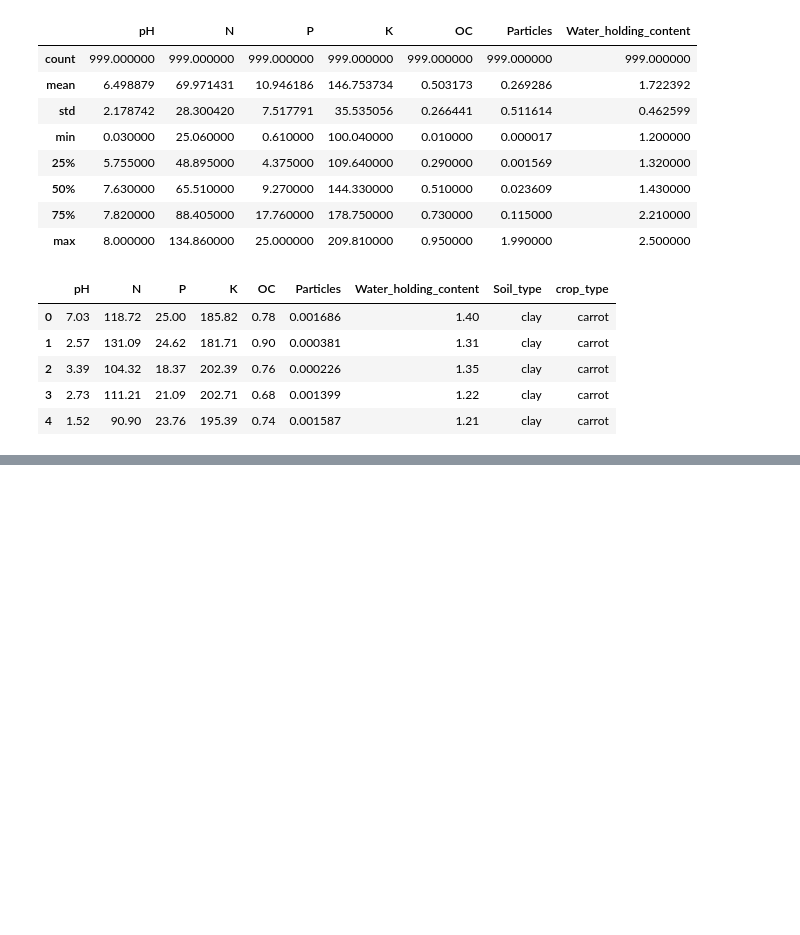
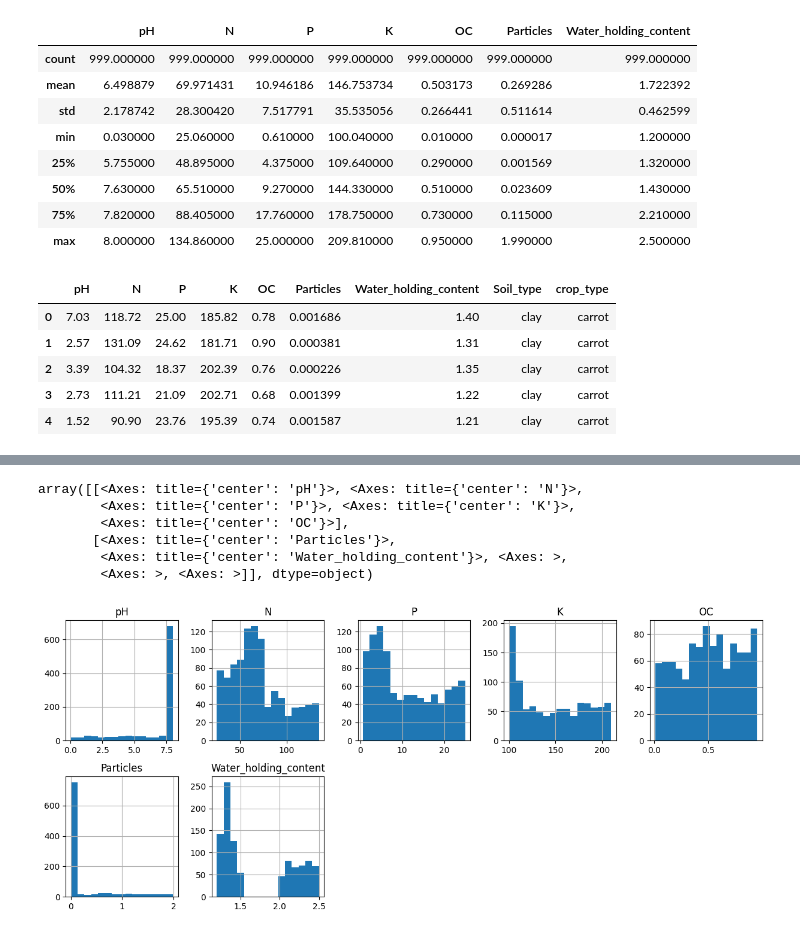
Before and after one commit to ezinneanne/Farmeye, a Jupyter notebook: mlreview.ipynb, the cells around one changed output, grey strips where cells are left out. Saved outputs shown, nothing was run; the diff lists cells and outputs as text; code cells hidden in the pictures; blank space fills up the shorter version.

```diff
--- a/mlreview.ipynb
+++ b/mlreview.ipynb
@@ -27,0 +58,11 @@ data.head()
+# %%
+num_features = data.select_dtypes('number').columns
+data[num_features].hist(bins=15, figsize=(15, 6), layout=(2, 5))
+# %% [output]
+array([[<Axes: title={'center': 'pH'}>, <Axes: title={'center': 'N'}>,
+        <Axes: title={'center': 'P'}>, <Axes: title={'center': 'K'}>,
+        <Axes: title={'center': 'OC'}>],
+       [<Axes: title={'center': 'Particles'}>,
+        <Axes: title={'center': 'Water_holding_content'}>, <Axes: >,
+        <Axes: >, <Axes: >]], dtype=object)
+[figure, added]
```
Also changed, not shown: parts of 7 cells of this notebook.
